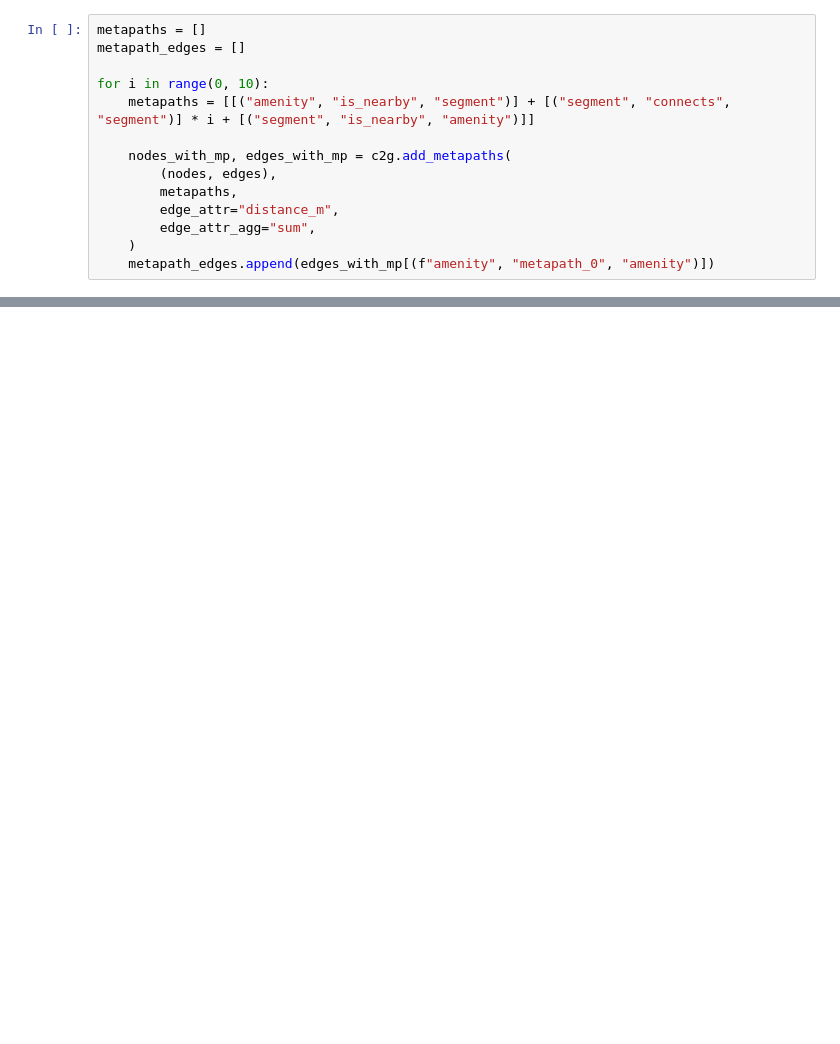
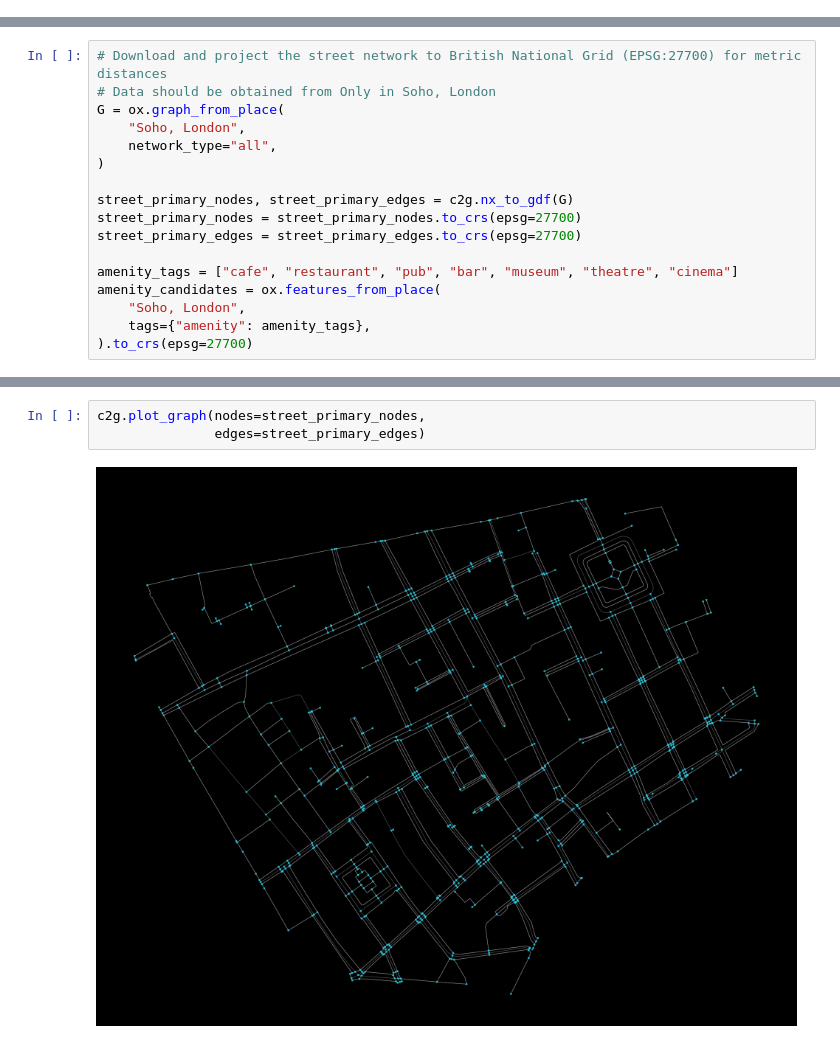
Before and after one commit to yu-ta-sato/city2graph, a Jupyter notebook: docs/source/examples/add_metapaths.ipynb, the cells around one changed output, grey strips where cells are left out. Drawn from its saved outputs; the diff is of its cells as text; blank space fills up the shorter version.

Commit message:
Update add_metapaths.ipynb with minor fixes

```diff
--- a/docs/source/examples/add_metapaths.ipynb
+++ b/docs/source/examples/add_metapaths.ipynb
@@ -201,14 +0,0 @@ By stacking metapaths while adding the relations, we can see the growth of metap
-# %%
-metapaths = []
-metapath_edges = []
-
-for i in range(0, 10):
-    metapaths = [[("amenity", "is_nearby", "segment")] + [("segment", "connects", "segment")] * i + [("segment", "is_nearby", "amenity")]]
-
-    nodes_with_mp, edges_with_mp = c2g.add_metapaths(
-        (nodes, edges),
-        metapaths,
-        edge_attr="distance_m",
-        edge_attr_agg="sum",
-    )
-    metapath_edges.append(edges_with_mp[(f"amenity", "metapath_0", "amenity")])
@@ -256,0 +41,17 @@ anim.save('../_static/metapath.gif', writer='pillow')
+# %%
+# Download and project the street network to British National Grid (EPSG:27700) for metric distances
+# Data should be obtained from Only in Soho, London
+G = ox.graph_from_place(
+    "Soho, London",
+    network_type="all",
+)
+
+street_primary_nodes, street_primary_edges = c2g.nx_to_gdf(G)
+street_primary_nodes = street_primary_nodes.to_crs(epsg=27700)
+street_primary_edges = street_primary_edges.to_crs(epsg=27700)
+
+amenity_tags = ["cafe", "restaurant", "pub", "bar", "museum", "theatre", "cinema"]
+amenity_candidates = ox.features_from_place(
+    "Soho, London",
+    tags={"amenity": amenity_tags},
+).to_crs(epsg=27700)
@@ -256,0 +123,5 @@ anim.save('../_static/metapath.gif', writer='pillow')
+# %%
+c2g.plot_graph(nodes=street_primary_nodes,
+               edges=street_primary_edges)
+# %% [output]
+[figure, added]
```
Also changed, not shown: parts of 54 cells of this notebook, 2 other files.
